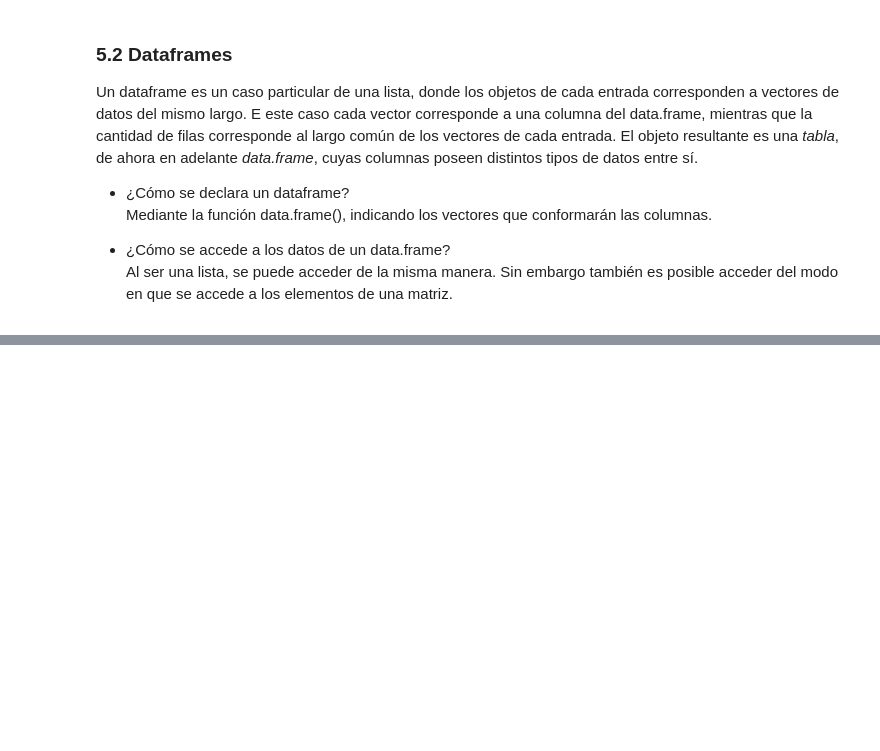
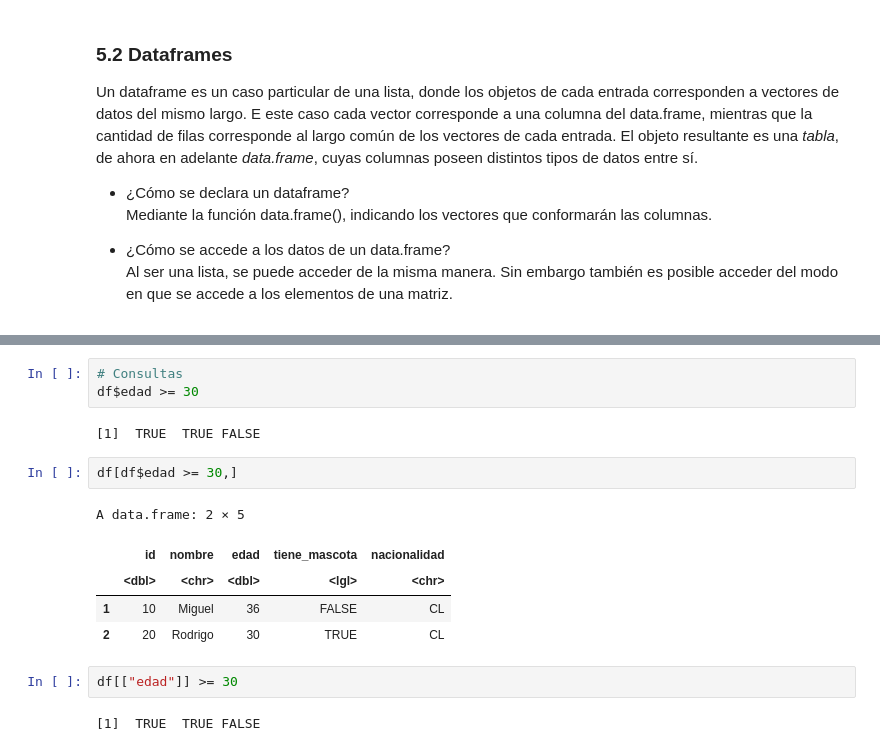
Before and after one commit to majorquev/DBDC_202507_Programacion_en_R_para_ciencia_de_datos, a Jupyter notebook: Clases/Clase2/Clase_2_02_listas_y_dataframes.ipynb, the cells around one changed output, grey strips where cells are left out. Drawn from its saved outputs; the diff is of its cells as text; blank space fills up the shorter version.

```diff
--- a/Clases/Clase2/Clase_2_02_listas_y_dataframes.ipynb
+++ b/Clases/Clase2/Clase_2_02_listas_y_dataframes.ipynb
@@ -221,0 +611,17 @@ Un dataframe es un caso particular de una lista, donde los objetos de cada entra
+# %%
+# Consultas
+df$edad >= 30
+# %% [output]
+[1]  TRUE  TRUE FALSE
+# %%
+df[df$edad >= 30,]
+# %% [output]
+A data.frame: 2 × 5
+|  | id | nombre | edad | tiene_mascota | nacionalidad |
+|  | <dbl> | <chr> | <dbl> | <lgl> | <chr> |
+| 1 | 10 | Miguel | 36 | FALSE | CL |
+| 2 | 20 | Rodrigo | 30 | TRUE | CL |
+# %%
+df[["edad"]] >= 30
+# %% [output]
+[1]  TRUE  TRUE FALSE
```
Also changed, not shown: parts of 49 cells of this notebook.
